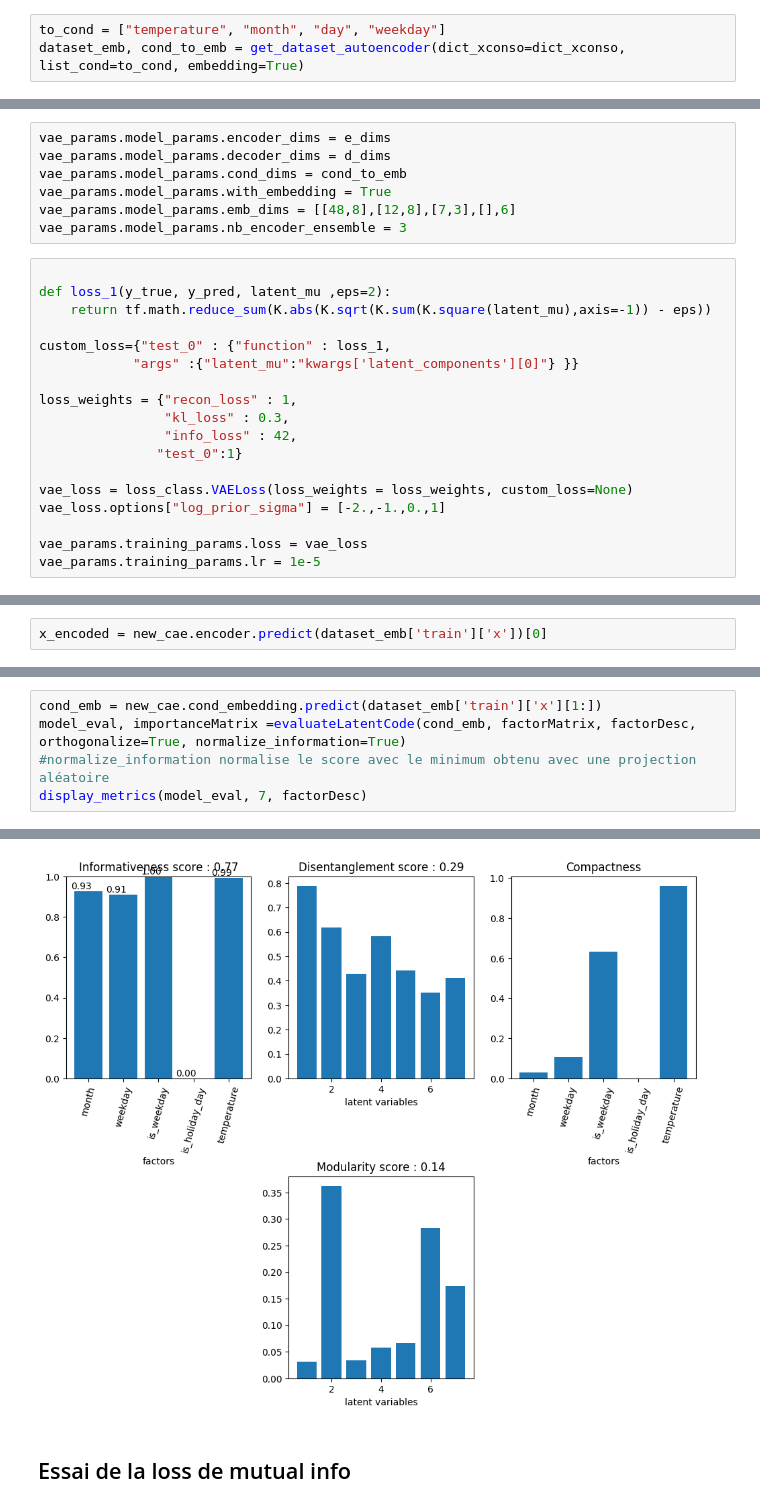
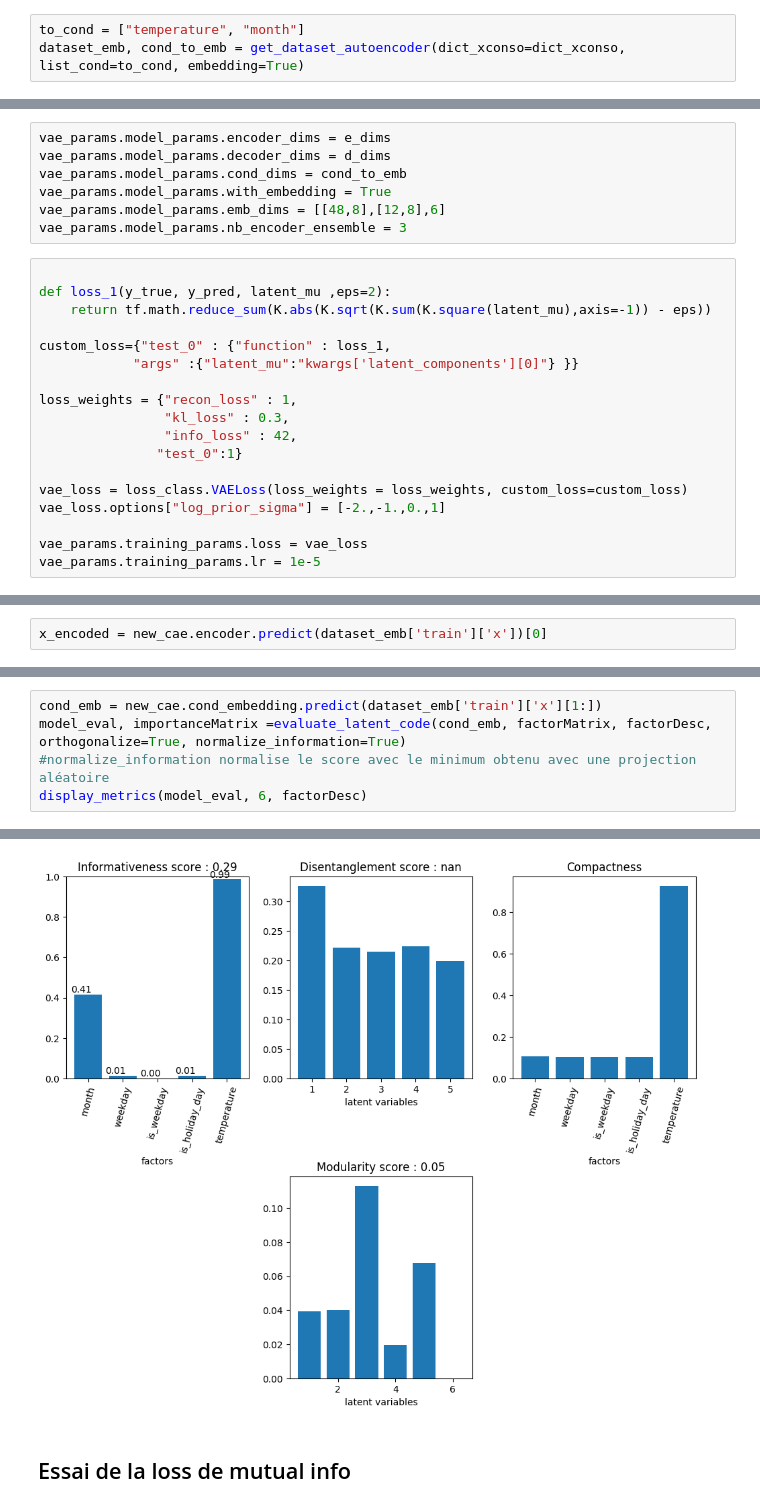
Before and after one commit to GoubetClem/VAE, a Jupyter notebook: Usecase_CVAE.ipynb, the cells around one changed output, grey strips where cells are left out. Drawn from its saved outputs; the diff is of its cells as text.

```diff
--- a/Usecase_CVAE.ipynb
+++ b/Usecase_CVAE.ipynb
@@ -877,7 +879,7 @@ tensorProj = True
 if tensorProj:
     tensorboardProjection(name_model,x,x_hat, x_encoded, x_conso, all_info, log_dir_projector, includeConsumptionProfileImages=True)
 # %%
-to_cond = ["temperature", "month", "day", "weekday"]
+to_cond = ["temperature", "month"]
 dataset_emb, cond_to_emb = get_dataset_autoencoder(dict_xconso=dict_xconso, list_cond=to_cond, embedding=True)
 # %% [output]
 temperature (1830, 48)
@@ -914,7 +914,7 @@ vae_params.model_params.encoder_dims = e_dims
 vae_params.model_params.decoder_dims = d_dims
 vae_params.model_params.cond_dims = cond_to_emb
 vae_params.model_params.with_embedding = True
-vae_params.model_params.emb_dims = [[48,8],[12,8],[7,3],[],6]
+vae_params.model_params.emb_dims = [[48,8],[12,8],6]
 vae_params.model_params.nb_encoder_ensemble = 3
 # %%
 
@@ -929,7 +929,7 @@ loss_weights = {"recon_loss" : 1,
                 "info_loss" : 42,
                "test_0":1}
 
-vae_loss = loss_class.VAELoss(loss_weights = loss_weights, custom_loss=None)
+vae_loss = loss_class.VAELoss(loss_weights = loss_weights, custom_loss=custom_loss)
 vae_loss.options["log_prior_sigma"] = [-2.,-1.,0.,1]
 
 vae_params.training_params.loss = vae_loss
@@ -997,6 +1012,6 @@ prez_2D(x_encoded)
 # %%
 cond_emb = new_cae.cond_embedding.predict(dataset_emb['train']['x'][1:])
-model_eval, importanceMatrix =evaluateLatentCode(cond_emb, factorMatrix, factorDesc, orthogonalize=True, normalize_information=True)
+model_eval, importanceMatrix =evaluate_latent_code(cond_emb, factorMatrix, factorDesc, orthogonalize=True, normalize_information=True)
 #normalize_information normalise le score avec le minimum obtenu avec une projection aléatoire
-display_metrics(model_eval, 7, factorDesc)
+display_metrics(model_eval, 6, factorDesc)
 # %% [output]
@@ -1004,4 +1019,4 @@ Mutual Information Gap : 0.19
-[figure, old version]
+[figure, new version]
 # %% [markdown]
 ## Essai de la loss de mutual info
 # %%
```
Also changed, not shown: parts of 30 cells of this notebook, 5 other files.
